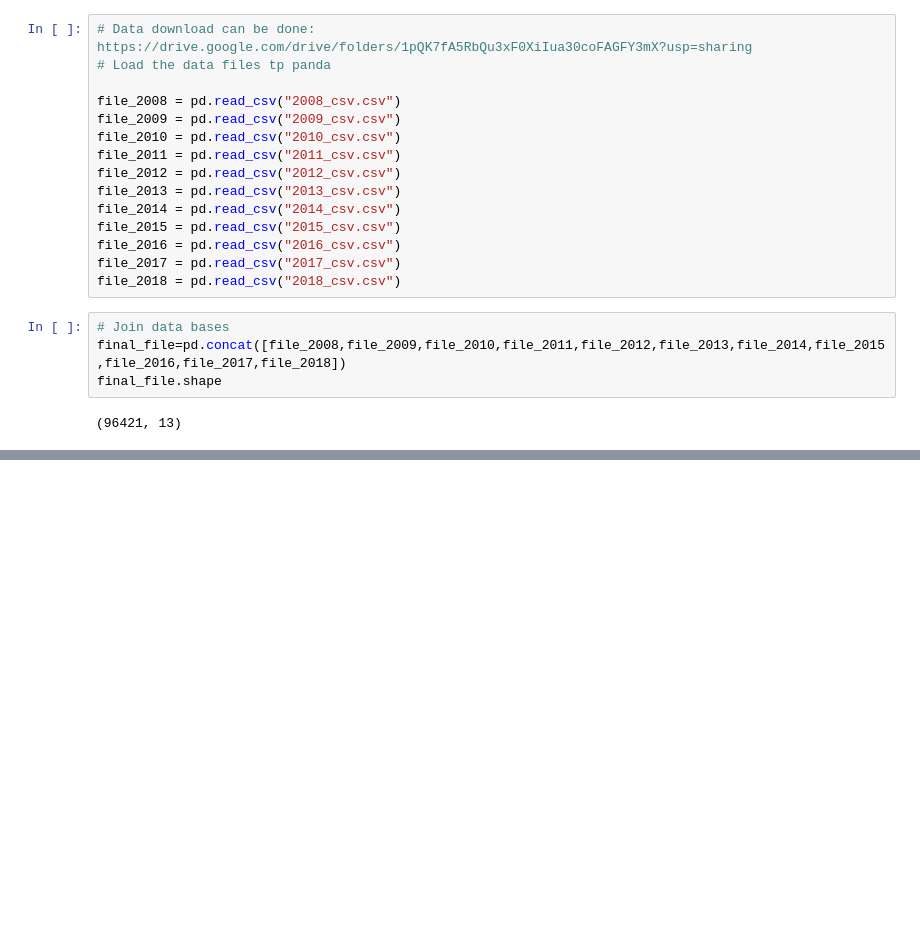
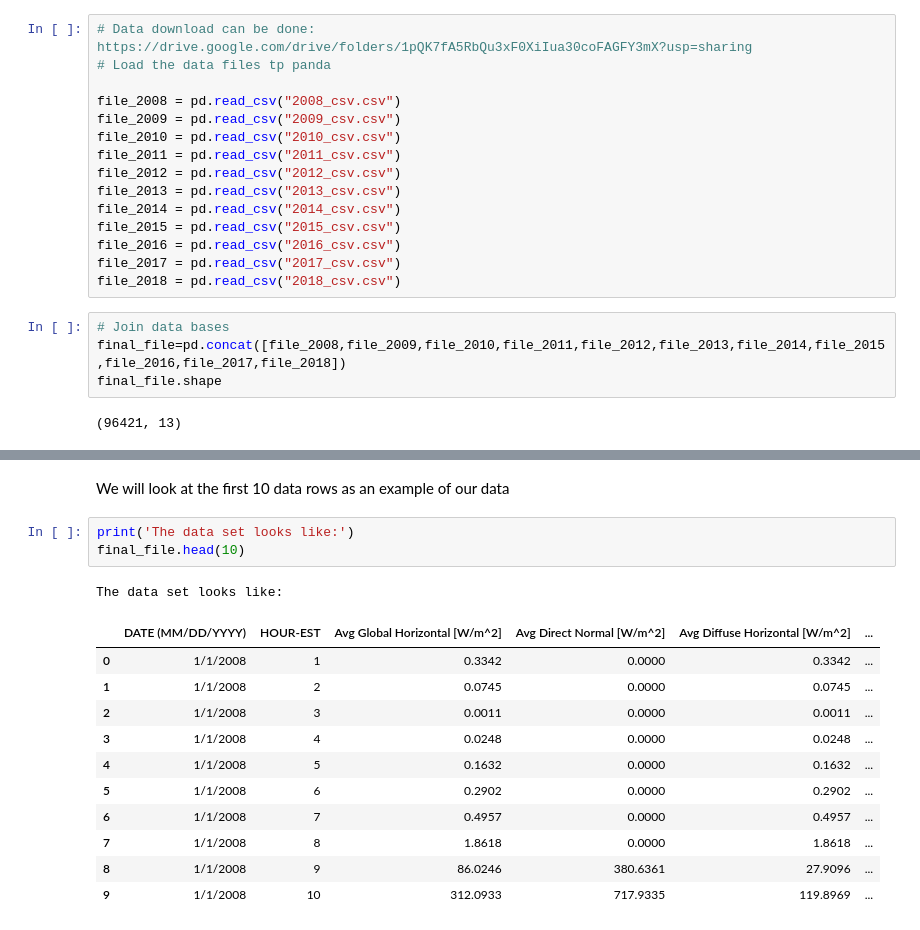
Before and after one commit to BigDataCourseBhaganagar/Oak-Ridge-National-Laboratory-ORNL-Rotating-Shadowband-Radiometer-RSR-Analysis, a Jupyter notebook: Final_Project_code_gmm.ipynb, the cells around one changed output, grey strips where cells are left out. Saved outputs shown, nothing was run; the diff lists cells and outputs as text; blank space fills up the shorter version.

```diff
--- a/Final_Project_code_gmm.ipynb
+++ b/Final_Project_code_gmm.ipynb
@@ -29,0 +66,18 @@ final_file.shape
+# %% [markdown]
+We will look at the first 10 data rows as an example of our data
+# %%
+print('The data set looks like:')
+final_file.head(10)
+# %% [output]
+The data set looks like:
+|  | DATE (MM/DD/YYYY) | HOUR-EST | Avg Global Horizontal [W/m^2] | Avg Direct Normal [W/m^2] | Avg Diffuse Horizontal [W/m^2] | ... |
+| 0 | 1/1/2008 | 1 | 0.3342 | 0.0000 | 0.3342 | ... |
+| 1 | 1/1/2008 | 2 | 0.0745 | 0.0000 | 0.0745 | ... |
+| 2 | 1/1/2008 | 3 | 0.0011 | 0.0000 | 0.0011 | ... |
+| 3 | 1/1/2008 | 4 | 0.0248 | 0.0000 | 0.0248 | ... |
+| 4 | 1/1/2008 | 5 | 0.1632 | 0.0000 | 0.1632 | ... |
+| 5 | 1/1/2008 | 6 | 0.2902 | 0.0000 | 0.2902 | ... |
+| 6 | 1/1/2008 | 7 | 0.4957 | 0.0000 | 0.4957 | ... |
+| 7 | 1/1/2008 | 8 | 1.8618 | 0.0000 | 1.8618 | ... |
+| 8 | 1/1/2008 | 9 | 86.0246 | 380.6361 | 27.9096 | ... |
+| 9 | 1/1/2008 | 10 | 312.0933 | 717.9335 | 119.8969 | ... |
```
Also changed, not shown: parts of 10 cells of this notebook.
